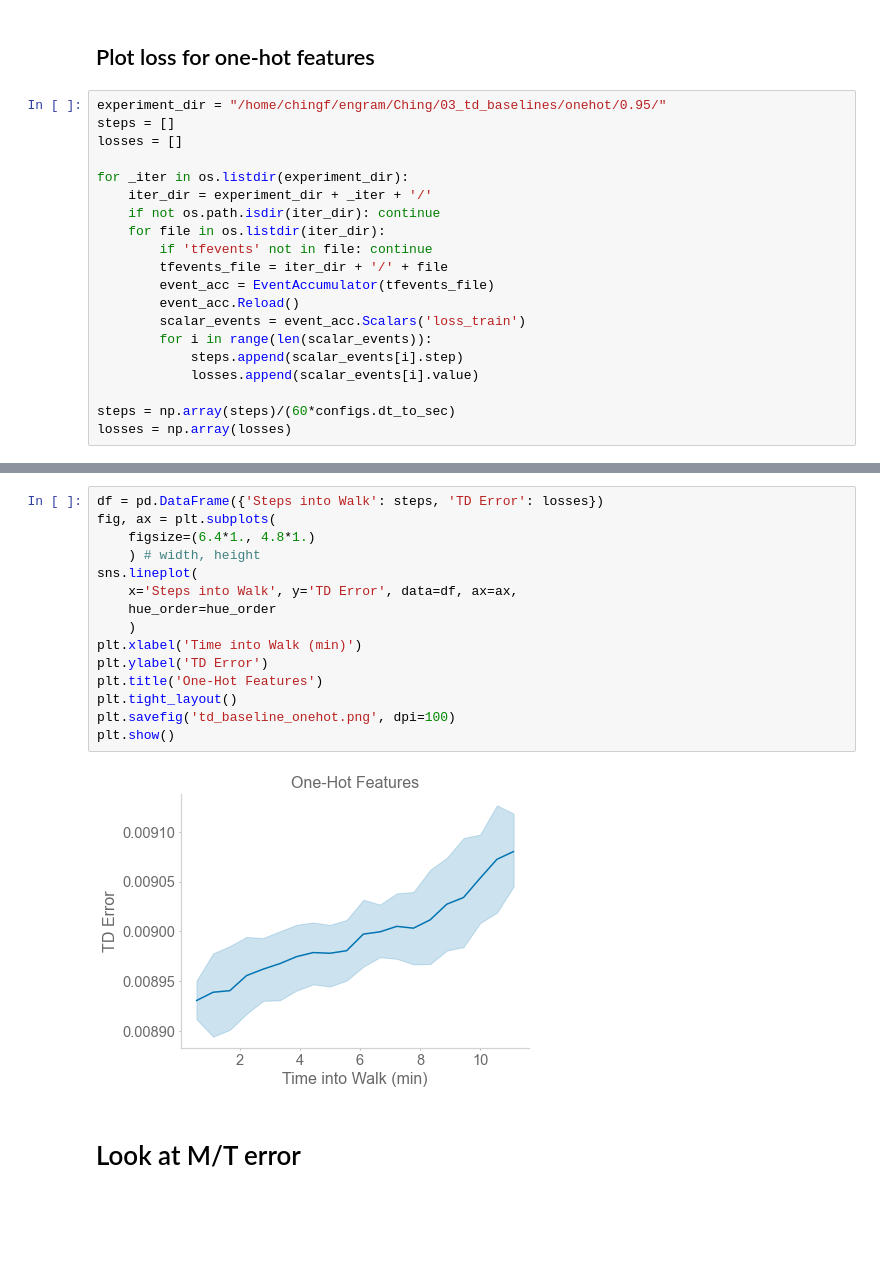
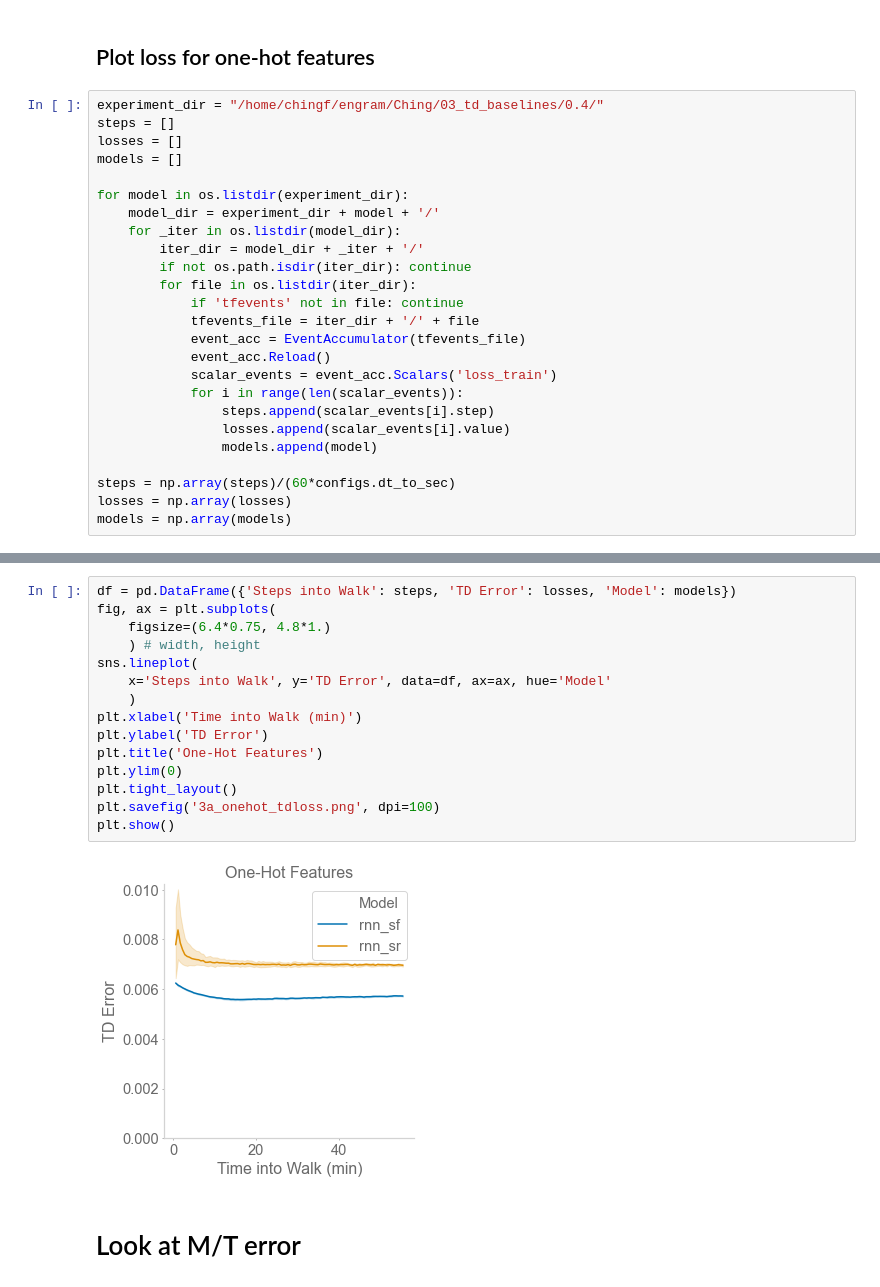
Before and after one commit to chingf/sr-project, a Jupyter notebook: notebooks/3a-td-baselines.ipynb, the cells around one changed output, grey strips where cells are left out. Saved outputs shown, nothing was run; the diff lists cells and outputs as text; blank space fills up the shorter version.

```diff
--- a/notebooks/3a-td-baselines.ipynb
+++ b/notebooks/3a-td-baselines.ipynb
@@ -22,22 +22,27 @@ device = 'cpu'
 # %% [markdown]
 ## Plot loss for one-hot features
 # %%
-experiment_dir = "/home/chingf/engram/Ching/03_td_baselines/onehot/0.95/"
+experiment_dir = "/home/chingf/engram/Ching/03_td_baselines/0.4/"
 steps = []
 losses = []
+models = []
 
-for _iter in os.listdir(experiment_dir):
-    iter_dir = experiment_dir + _iter + '/'
-    if not os.path.isdir(iter_dir): continue
-    for file in os.listdir(iter_dir):
-        if 'tfevents' not in file: continue
-        tfevents_file = iter_dir + '/' + file
-        event_acc = EventAccumulator(tfevents_file)
-        event_acc.Reload()
-        scalar_events = event_acc.Scalars('loss_train')
-        for i in range(len(scalar_events)):
-            steps.append(scalar_events[i].step)
-            losses.append(scalar_events[i].value)
+for model in os.listdir(experiment_dir):
+    model_dir = experiment_dir + model + '/'
+    for _iter in os.listdir(model_dir):
+        iter_dir = model_dir + _iter + '/'
+        if not os.path.isdir(iter_dir): continue
+        for file in os.listdir(iter_dir):
+            if 'tfevents' not in file: continue
+            tfevents_file = iter_dir + '/' + file
+            event_acc = EventAccumulator(tfevents_file)
+            event_acc.Reload()
+            scalar_events = event_acc.Scalars('loss_train')
+            for i in range(len(scalar_events)):
+                steps.append(scalar_events[i].step)
+                losses.append(scalar_events[i].value)
+                models.append(model)
 
 steps = np.array(steps)/(60*configs.dt_to_sec)
 losses = np.array(losses)
+models = np.array(models)
@@ -44,19 +65,19 @@ losses = np.array(losses)
 # %%
-df = pd.DataFrame({'Steps into Walk': steps, 'TD Error': losses})
+df = pd.DataFrame({'Steps into Walk': steps, 'TD Error': losses, 'Model': models})
 fig, ax = plt.subplots(
-    figsize=(6.4*1., 4.8*1.)
+    figsize=(6.4*0.75, 4.8*1.)
     ) # width, height
 sns.lineplot(
-    x='Steps into Walk', y='TD Error', data=df, ax=ax,
-    hue_order=hue_order
+    x='Steps into Walk', y='TD Error', data=df, ax=ax, hue='Model'
     )
 plt.xlabel('Time into Walk (min)')
 plt.ylabel('TD Error')
 plt.title('One-Hot Features')
+plt.ylim(0)
 plt.tight_layout()
-plt.savefig('td_baseline_onehot.png', dpi=100)
+plt.savefig('3a_onehot_tdloss.png', dpi=100)
 plt.show()
 # %% [output]
-[figure, old version]
+[figure, new version]
 # %% [markdown]
 # Look at M/T error
```
Also changed, not shown: parts of 13 cells of this notebook, 4 other files.
